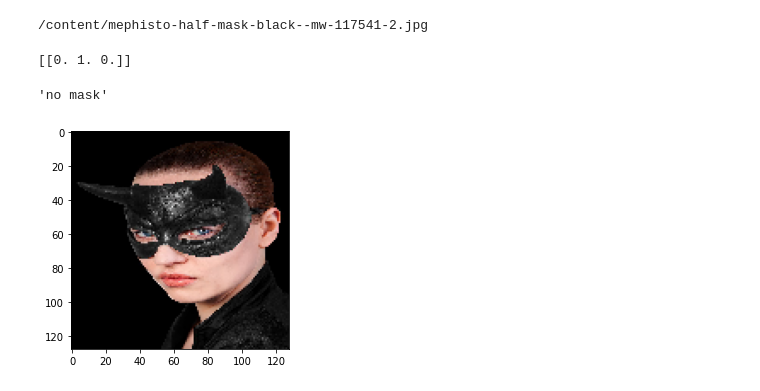
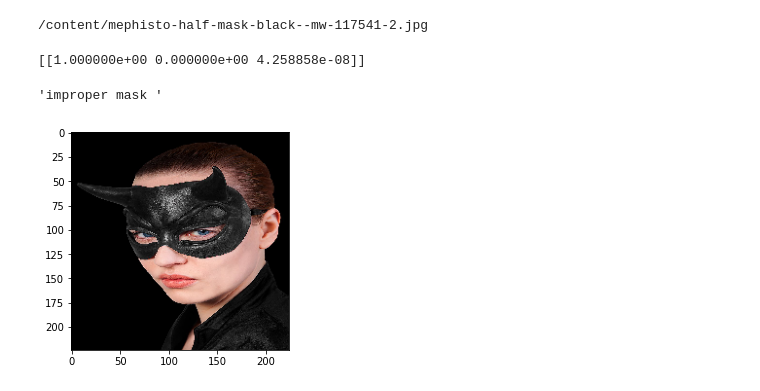
Before and after one commit to Karma-Yogi-Rahil/Deep_Learning_Projects, a Jupyter notebook: Mask Protocal Violation /mask_violation.ipynb, the cells around one changed output. Drawn from its saved outputs; the diff is of its cells as text; code cells hidden in the pictures.

```diff
--- a/Mask Protocal Violation /mask_violation.ipynb
+++ b/Mask Protocal Violation /mask_violation.ipynb
@@ -31,9 +36,8 @@ test_dir = '/content/Mask dataset/test'
 # %%
-train_datagen = ImageDataGenerator(rescale=1./255,
-                                   rotation_range = 40,
+"""
+rotation_range = 40,
                                    width_shift_range=0.2,
                                    height_shift_range=0.2,
                                    shear_range=0.2,
                                    zoom_range = 0.2,
-                                   horizontal_flip=True,
-                                   validation_split = 0.2)
+                                   horizontal_flip=True,"""
@@ -40,8 +46,8 @@ train_datagen = ImageDataGenerator(rescale=1./255,
 # %%
 train_genrator = train_datagen.flow_from_directory(
     training_dir,
-    target_size = (128,128),
-    batch_size = 64,
+    target_size = (224,224),
+    batch_size = 32,
     class_mode = 'categorical',
     subset='training',
 
@@ -50,8 +56,8 @@ train_genrator = train_datagen.flow_from_directory(
 
 validate_genrator = train_datagen.flow_from_directory(
     training_dir,
-    target_size = (128,128),
-    batch_size = 64,
+    target_size = (224,224),
+    batch_size = 32,
     class_mode = 'categorical',
     subset='validation',
 
@@ -62,7 +68,7 @@ Found 1794 images belonging to 3 classes.
 # %%
 model = models.Sequential()
 
-model.add(layers.Conv2D(64,(3,3),input_shape=(128,128,3),activation='relu'))
+model.add(layers.Conv2D(64,(3,3),input_shape=(224,224,3),activation='relu'))
 model.add(layers.MaxPool2D(2,2))
 
 model.add(layers.Conv2D(64,(3,3),activation='relu'))
@@ -77,7 +83,7 @@ model.add(layers.MaxPool2D(2,2))
 model.add(layers.Flatten())
 model.add(layers.Dropout(0.3))
 
-#model.add(layers.Dense(512,activation='relu'))
+model.add(layers.Dense(512,activation='relu'))
 model.add(layers.Dense(512,activation='relu'))
 model.add(layers.Dense(3,activation='softmax'))
 model.summary()
@@ -112,9 +120,9 @@ check_point = tf.keras.callbacks.ModelCheckpoint(filepath="/content/transfer_l_m
 trained_model = model.fit(
     train_genrator,
     validation_data= validate_genrator,
-    epochs = 10,
+    epochs = 2,
     #steps_per_epoch=100,
     #validation_steps=33,
-    #callbacks = [check_point]
+    callbacks = [check_point]
     )
 # %% [output]
@@ -206,12 +211,12 @@ from keras.preprocessing import image
 # %%
-img = image.load_img(img, target_size=(128, 128,3))
+img = image.load_img(img, target_size=(224, 224,3))
 plt.imshow(img)
 img = np.expand_dims(img, axis=0)
 pre = model.predict(img)
 print(pre)
 class_name = ['improper mask ','no mask',' mask']
 class_name[np.argmax(pre)]
 # %% [output]
-[[0. 1. 0.]]
+[[1.000000e+00 0.000000e+00 4.258858e-08]]
-'no mask'
+'improper mask '
-[figure, old version]
+[figure, new version]
```
Also changed, not shown: parts of 19 cells of this notebook.
